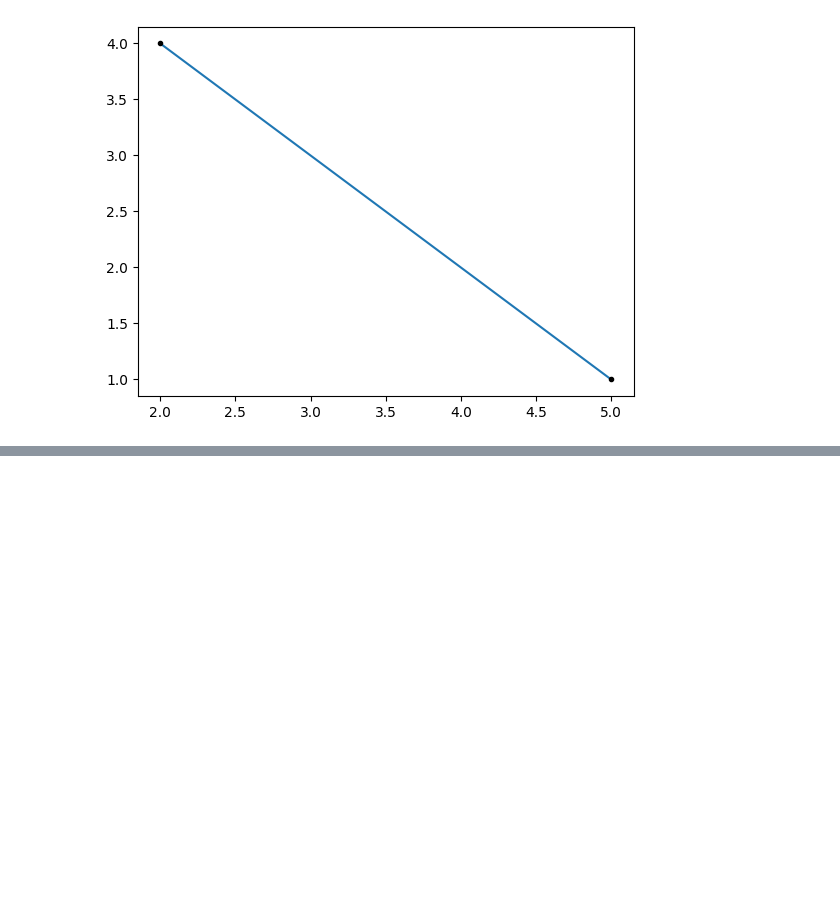
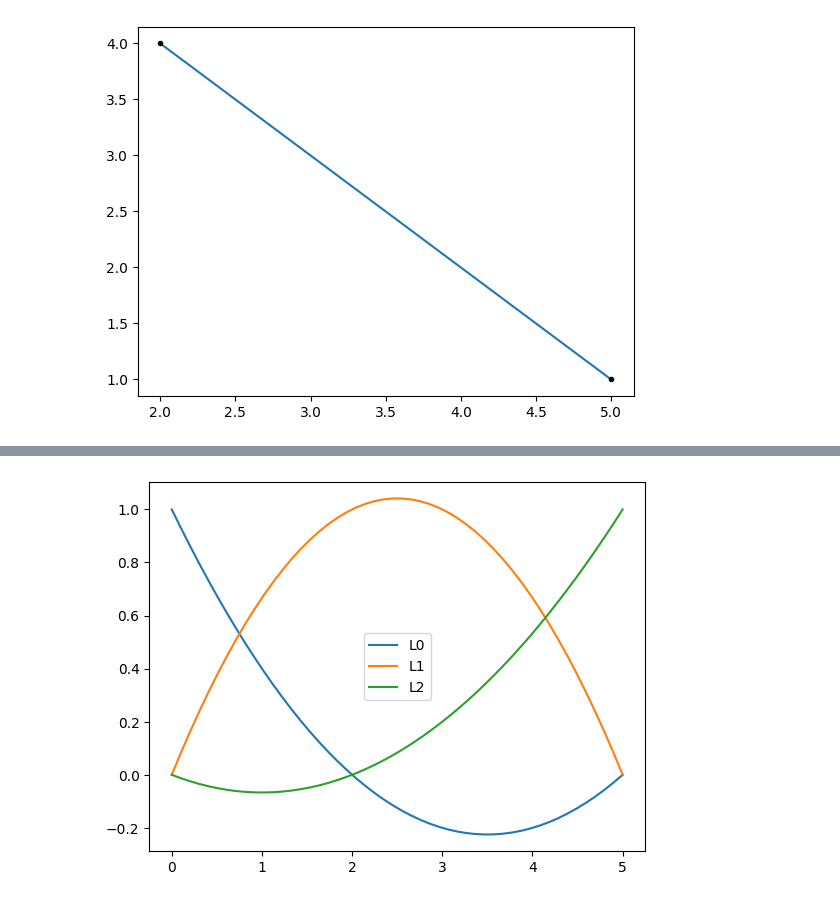
Before and after one commit to idyeh/course-numerical-methods, a Jupyter notebook: src/lec03.ipynb, the cells around one changed output, grey strips where cells are left out. Cells and saved outputs as stored; diff of their text form; code cells hidden in the pictures; blank space fills up the shorter version.

```diff
--- a/src/lec03.ipynb
+++ b/src/lec03.ipynb
@@ -176,0 +255,19 @@ plt.plot(xvalues, yvalues, 'k.')
+# %%
+# 顺便探究二次多项式的 Lagrange 基的函数图像
+# 这一次，把画图过程包装成函数
+
+def plot_bases(x, n=50):
+    xs = np.linspace(x[0], x[-1], n)
+
+    # 分别画出在 x_k 处的基函数
+    for i in range(len(x)):
+        plt.plot(xs, [lagrange_basis(xvalues, i)(j) for j in xs], label=f'L{i}')
+    plt.legend()
+
+    return
+# %%
+# 画出示例节点的抛物线插值用到的三个基函数
+# 注意基函数取值为 0 和 1 的时候所对应的 x 的值
+plot_bases(xvalues)
+# %% [output]
+[figure, added]
```
Also changed, not shown: parts of 17 cells of this notebook.
